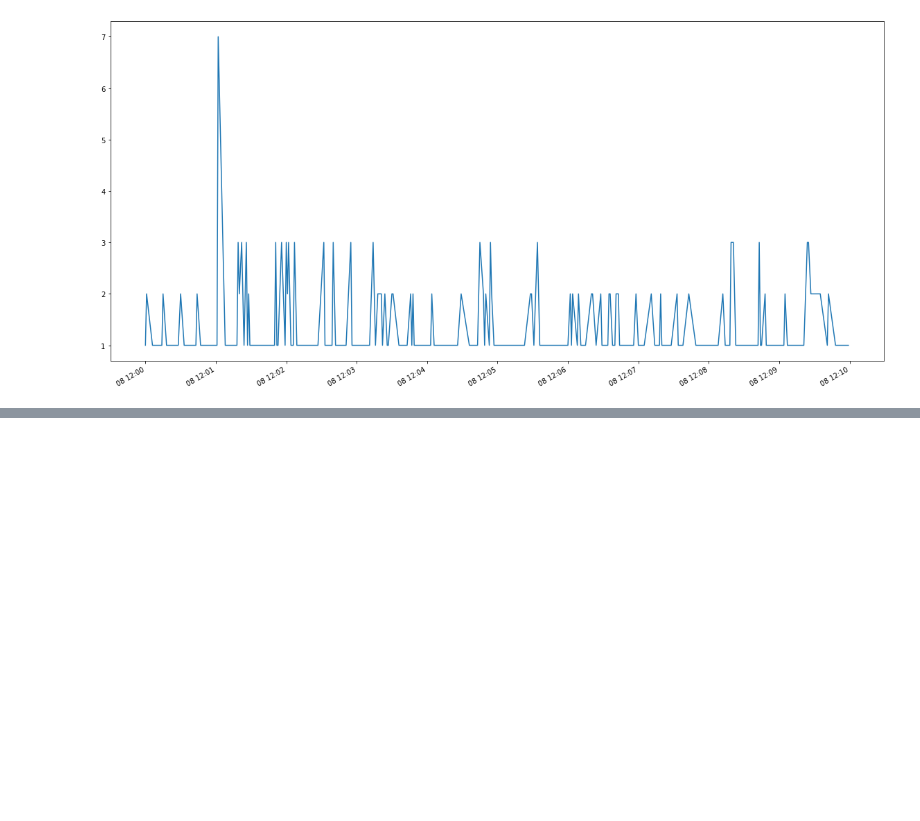
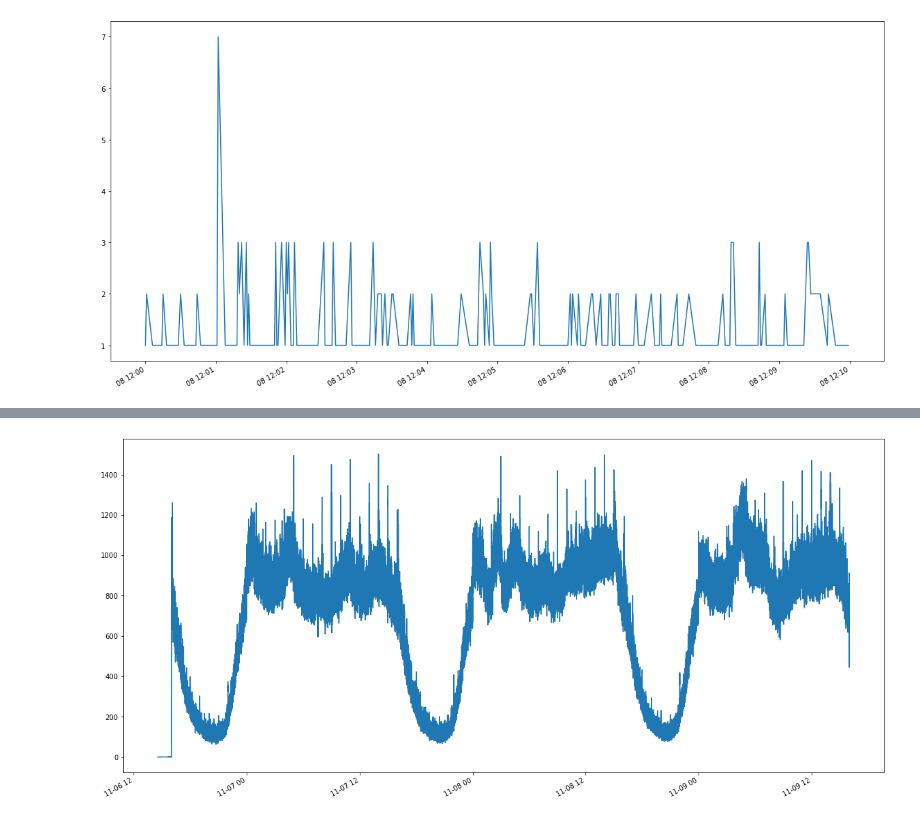
Before and after one commit to riaking/STAT280-ML, a Jupyter notebook: TalkingData-FraudDetection.ipynb, the cells around one changed output, grey strips where cells are left out. Saved outputs shown, nothing was run; the diff lists cells and outputs as text; code cells hidden in the pictures; blank space fills up the shorter version.

Commit message:
Added time series plot from main train data

```diff
--- a/TalkingData-FraudDetection.ipynb
+++ b/TalkingData-FraudDetection.ipynb
@@ -95,3 +95,6 @@ subset_highest_10mins.plot(kind='line', figsize=(20,10))
 plt.show()
 # %% [output]
 [figure]
+# %%
+train_data = pd.read_csv('Data/train.csv', parse_dates=True)
+train_data.head()
@@ -97,0 +112,3 @@ plt.show()
+# %%
+clicktime = pd.DataFrame(train_data, columns = ['click_time'])
+clicktime.head()
@@ -97,0 +122,4 @@ plt.show()
+# %%
+clicktime['click_time'] = clicktime['click_time'].astype('datetime64[ns]')
+# %%
+unique_clicks = pd.Series(clicktime['click_time'].value_counts())
@@ -97,0 +141,5 @@ plt.show()
+# %%
+unique_clicks.plot(kind='line', figsize=(20,10))
+plt.show()
+# %% [output]
+[figure, added]
```
Also changed, not shown: parts of 14 cells of this notebook.
